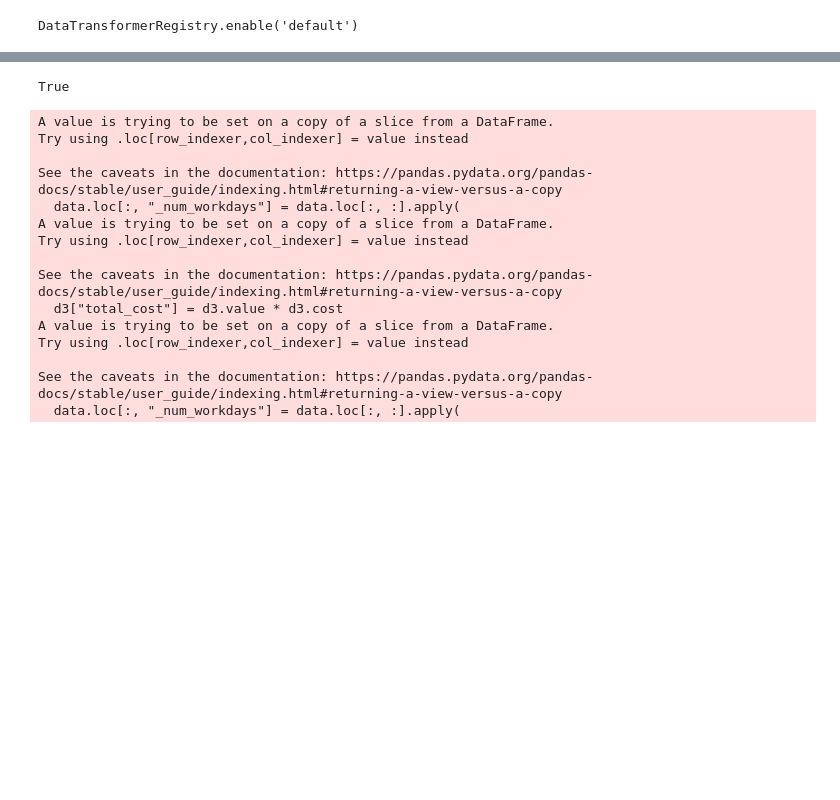
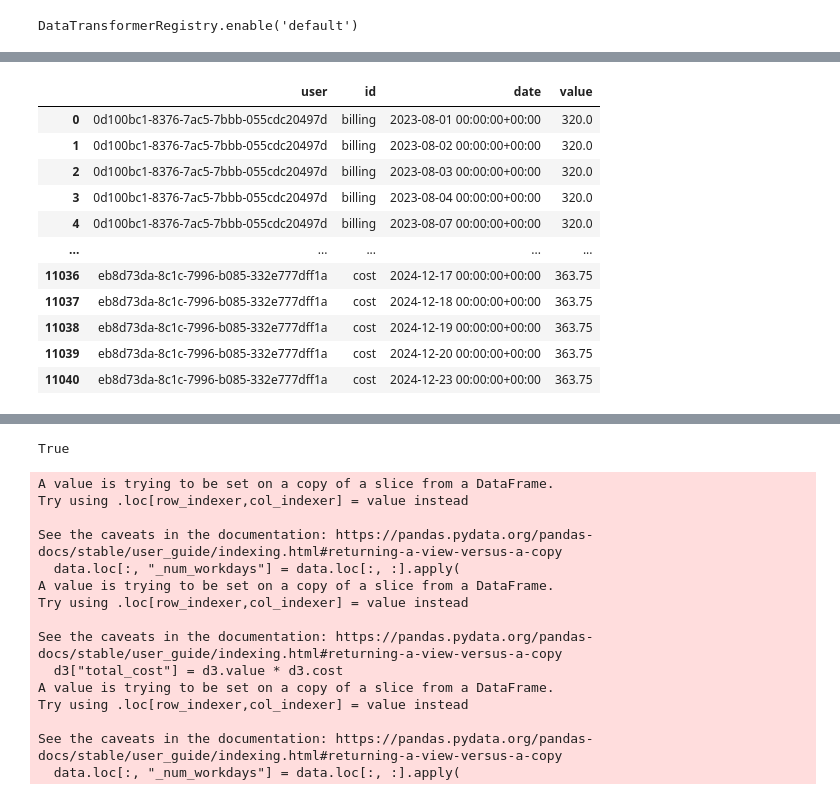
Before and after one commit to vreima/tie-dashboard, a Jupyter notebook: testing-notebook.ipynb, the cells around one changed output, grey strips where cells are left out. Saved outputs shown, nothing was run; the diff lists cells and outputs as text; code cells hidden in the pictures; blank space fills up the shorter version.

```diff
--- a/testing-notebook.ipynb
+++ b/testing-notebook.ipynb
@@ -84,0 +102,80 @@ hours
+# %%
+b = (
+    src.severa.process.cull_before(
+        src.severa.process.unravel(pd.concat([billing, billing_f], ignore_index=True)),
+        arrow.utcnow().floor("day"),
+        ["workhours", "billing"],
+        inclusive=False,
+    )
+    .groupby(["user", "id", "date"])["value"]
+    .sum()
+    .reset_index()
+)
+b[b.value != 0]
+
+cols = list(set(hours.columns) & set(hours_f.columns))
+h1 = src.severa.process.sanitize_dates(
+    hours, ["date", "start_date", "end_date", "forecast_date"]
+)
+h1 = src.severa.process.unravel(h1)
+
+tot_hours1 = (
+    y[y.id.isin(["workhours", "absences"])]
+    .groupby(["user", "date"])["value"]
+    .sum()
+    .reset_index()
+    .copy()
+)
+tot_hours1["id"] = "cost"
+tot_hours1["value"] = cost.apply(lambda x: us2[x.user] * x.value, axis=1)
+
+
+h2 = src.severa.process.sanitize_dates(
+    hours_f, ["date", "start_date", "end_date", "forecast_date"]
+)
+h2 = src.severa.process.unravel(h2)
+
+h3 = h1.merge(h2, on=cols, how="outer")
+
+h = (
+    src.severa.process.cull_before(
+        h3,
+        arrow.utcnow().floor("day"),
+        ["workhours", "saleswork", "absences"],
+        inclusive=False,
+    )
+    .groupby(["user", "id", "date"])["value"]
+    .sum()
+    .reset_index()
+)
+
+y = pd.concat([b[b.value != 0], h[h.value != 0]], ignore_index=True)
+y = y[y.date.between(span.start.datetime, span.end.datetime)]
+
+realized_cost = (
+    y[(y.date <= arrow.utcnow().datetime) & (y.id.isin(["workhours", "absences"]))]
+    .groupby(["user", "date"])["value"]
+    .sum()
+    .reset_index()
+    .copy()
+)
+
+
+forecasted_cost = (
+    y[(y.date > arrow.utcnow().datetime) & (y.id.isin(["maximum"]))]
+    .groupby(["user", "date"])["value"]
+    .sum()
+    .reset_index()
+    .copy()
+)
+print(forecasted_cost.value.mean())
+print(forecasted_cost.sample(30))
+
+cost = pd.concat([realized_cost, forecasted_cost], ignore_index=True)
+
+cost["id"] = "cost"
+cost["value"] = cost.apply(lambda x: us2[x.user] * x.value, axis=1)
+cost.sample(50)
+
+pd.concat([y, cost], ignore_index=True)
+# %% [output]
@@ -84,0 +214,12 @@ hours
+|  | user | id | date | value |
+| 0 | 0d100bc1-8376-7ac5-7bbb-055cdc20497d | billing | 2023-08-01 00:00:00+00:00 | 320.0 |
+| 1 | 0d100bc1-8376-7ac5-7bbb-055cdc20497d | billing | 2023-08-02 00:00:00+00:00 | 320.0 |
+| 2 | 0d100bc1-8376-7ac5-7bbb-055cdc20497d | billing | 2023-08-03 00:00:00+00:00 | 320.0 |
+| 3 | 0d100bc1-8376-7ac5-7bbb-055cdc20497d | billing | 2023-08-04 00:00:00+00:00 | 320.0 |
+| 4 | 0d100bc1-8376-7ac5-7bbb-055cdc20497d | billing | 2023-08-07 00:00:00+00:00 | 320.0 |
+| ... | ... | ... | ... | ... |
+| 11036 | eb8d73da-8c1c-7996-b085-332e777dff1a | cost | 2024-12-17 00:00:00+00:00 | 363.75 |
+| 11037 | eb8d73da-8c1c-7996-b085-332e777dff1a | cost | 2024-12-18 00:00:00+00:00 | 363.75 |
+| 11038 | eb8d73da-8c1c-7996-b085-332e777dff1a | cost | 2024-12-19 00:00:00+00:00 | 363.75 |
+| 11039 | eb8d73da-8c1c-7996-b085-332e777dff1a | cost | 2024-12-20 00:00:00+00:00 | 363.75 |
+| 11040 | eb8d73da-8c1c-7996-b085-332e777dff1a | cost | 2024-12-23 00:00:00+00:00 | 363.75 |
```
Also changed, not shown: parts of 5 cells of this notebook, 38 other files.
